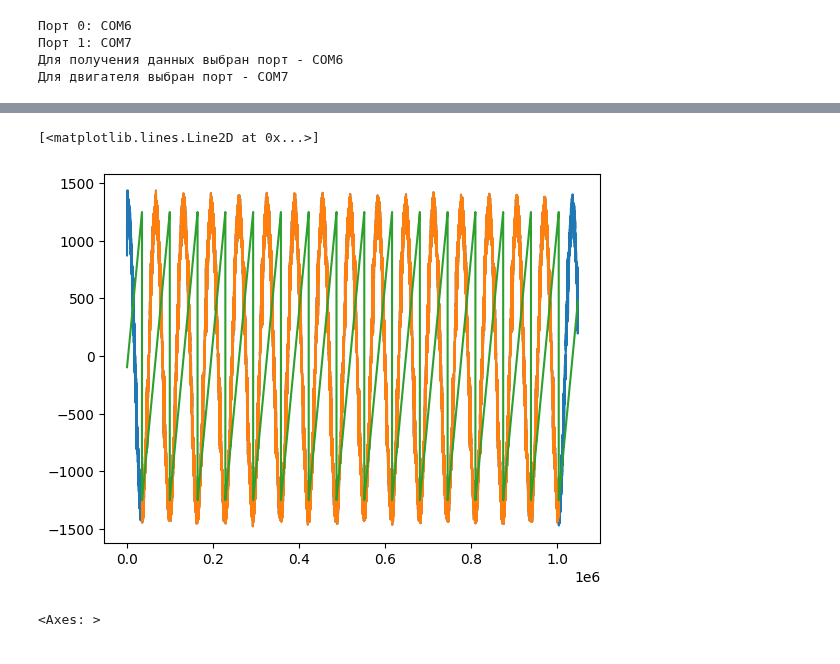
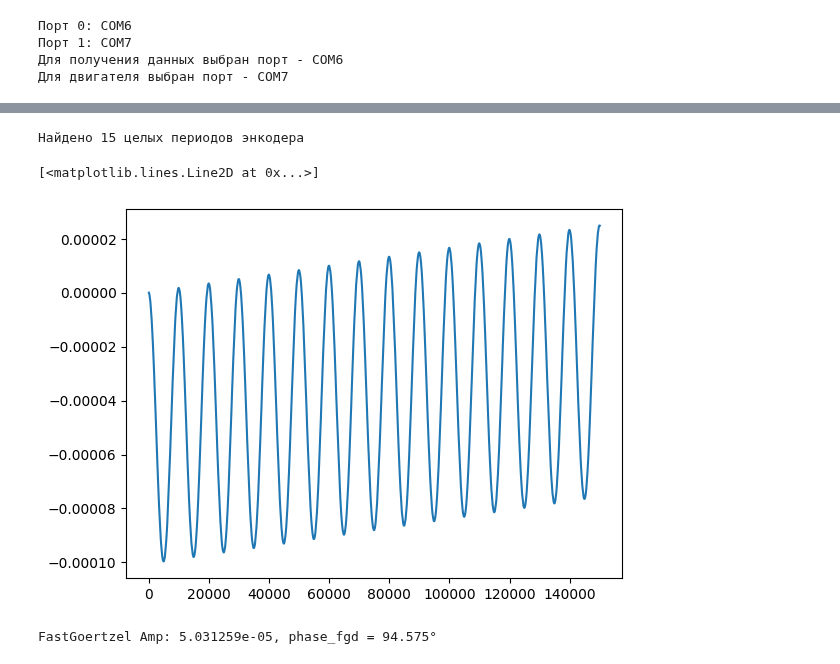
Before and after one commit to BuslaySt/Helmholz-Polymagnit, a Jupyter notebook: code/HarmData.ipynb, the cells around one changed output, grey strips where cells are left out. Saved outputs shown, nothing was run; the diff lists cells and outputs as text; code cells hidden in the pictures.

```diff
--- a/code/HarmData.ipynb
+++ b/code/HarmData.ipynb
@@ -111,22 +141,22 @@ df_filtered.data.plot()
-# %%
-# import scipy
-# Применяем медианный фильтр из scipy
-window_size = 3
-df_filtered = pd.DataFrame(columns=['data', 'encoder'])
-df_filtered.data = medfilt(df_raw.data, kernel_size=window_size)[window_size*2:-window_size*2]
-df_filtered.encoder = medfilt(df_raw.encoder, kernel_size=window_size)[window_size*2:-window_size*2]
-
-split_points = df_filtered.index[(df_filtered['encoder'].shift(1) - df_filtered['encoder'] > 1000)]
-start_idx = split_points[0]
-end_idx = split_points[-1]
-df_trimmed = df_filtered.iloc[start_idx:end_idx].copy()
-# %%
-%matplotlib inline
-plt.plot(df_filtered.data)
-plt.plot(df_trimmed.data)
-plt.plot((df_filtered.encoder-5000)/4)
-
-# plt.plot(df_trimmed.encoder-5000)
-# %% [output]
-[<matplotlib.lines.Line2D at 0x...>]
-[figure, removed]
+# %%
+# Отрезаем целое число периодов
+# индексы, где энкодер "прыгнул"
+diff_enc = df_filtered['encoder'].shift(1) - df_filtered['encoder']
+split_points = df_filtered.index[diff_enc.abs() > 1000]  # по модулю, чтобы не зависить от направления (?)
+
+print(f'Найдено {len(split_points)-1} целых периодов энкодера')
+
+if len(split_points) in (0, 1):
+    print("Warning: Нет переходов нуля энкодера.")
+    df_trimmed = df_filtered.copy()
+else:
+    start_idx = split_points[0]
+    end_idx = split_points[-1]
+    # Проверка, чтобы start_idx был меньше end_idx
+    if start_idx >= end_idx:
+        print(f"Warning: start_idx ({start_idx}) >= end_idx ({end_idx}). Returning original DataFrame.")
+        df_trimmed = df_filtered.copy()
+    else:
+        df_trimmed = df_filtered.iloc[start_idx:end_idx].copy()
+# %% [output]
+Найдено 15 целых периодов энкодера
@@ -133,12 +185,19 @@ plt.plot((df_filtered.encoder-5000)/4)
 # %%
-# filename = f"data_2_filtered_{datetime.now().strftime('%Y-%m-%d_%H-%M-%S')}.csv"
-# dir = 'data'
-
-# df_filtered.to_csv(os.path.join(dir, filename))
-
-df_filtered['integral'] = -1.0*df_filtered.data.cumsum()
+%matplotlib inline
+plt.plot(df_res.period, df_res.volts)
+# %% [output]
+[<matplotlib.lines.Line2D at 0x...>]
+[figure, added]
-# %%
-%matplotlib qt5
-df_filtered.integral.plot()
-# %% [output]
-<Axes: >
+# %%
+# FastGoertzel
+
+import fastgoertzel as fg
+
+amp_fg, phase_fg = fg.goertzel(df_res.volts.values, 1/10000)
+phase_fgd = (phase_fg+np.pi/2)*180/np.pi
+
+df_res['goertzel'] = amp_fg * np.cos(2*np.pi * 1/10000 * df_res.index.values + phase_fg)
+
+print(f'FastGoertzel Amp: {amp_fg:.6e}, {phase_fgd = :.3f}°')
+# %% [output]
+FastGoertzel Amp: 5.031259e-05, phase_fgd = 94.575°
```
Also changed, not shown: parts of 16 cells of this notebook.
